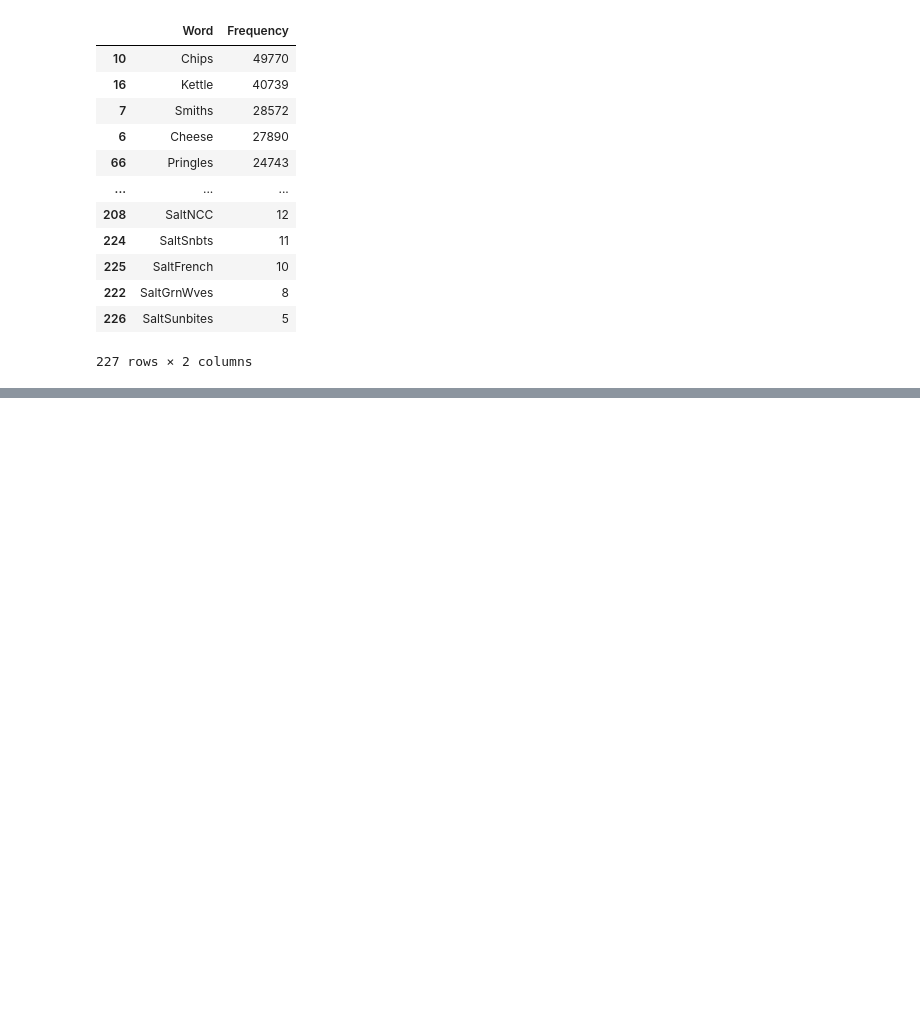
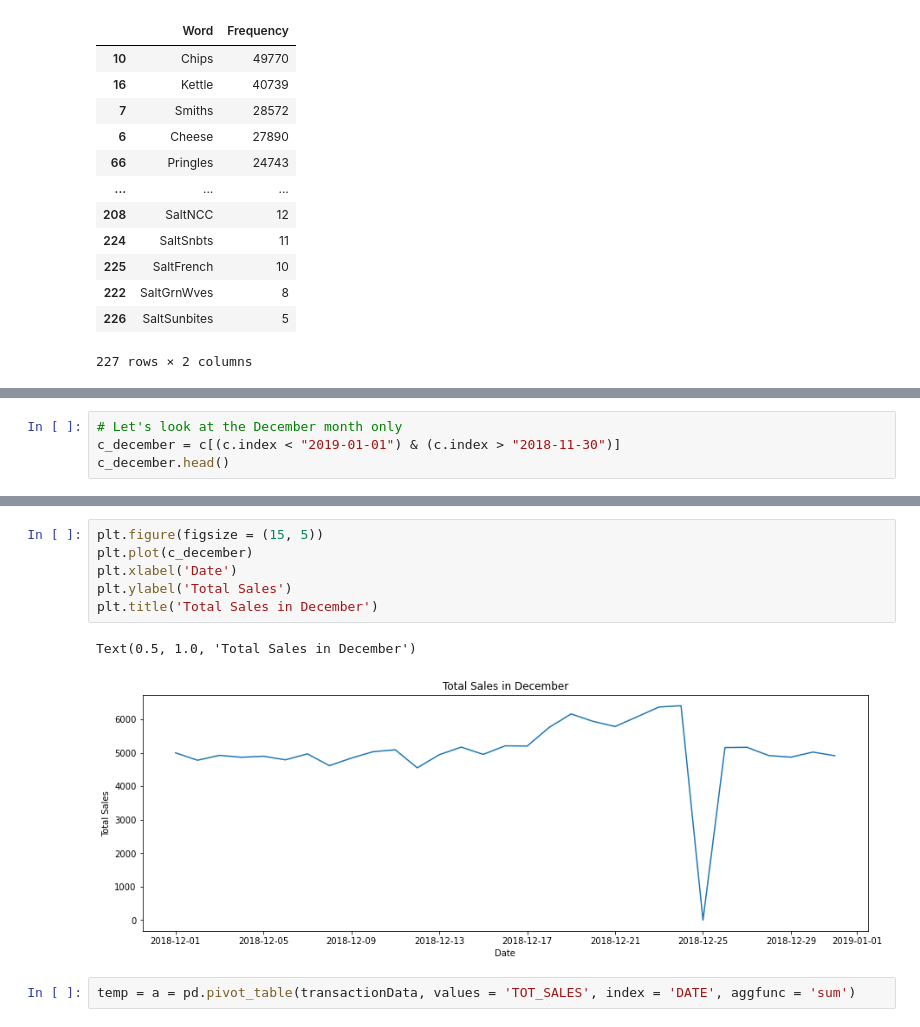
Before and after one commit to MujiDipto/quantium-data-analytics-virtual-program, a Jupyter notebook: task1-sol2.ipynb, the cells around one changed output, grey strips where cells are left out. Saved outputs shown, nothing was run; the diff lists cells and outputs as text; blank space fills up the shorter version.

Commit message:
december

```diff
--- a/task1-sol2.ipynb
+++ b/task1-sol2.ipynb
@@ -235,0 +408,4 @@ freq_df
+# %%
+# Let's look at the December month only
+c_december = c[(c.index < "2019-01-01") & (c.index > "2018-11-30")]
+c_december.head()
@@ -235,0 +420,11 @@ freq_df
+# %%
+plt.figure(figsize = (15, 5))
+plt.plot(c_december)
+plt.xlabel('Date')
+plt.ylabel('Total Sales')
+plt.title('Total Sales in December')
+# %% [output]
+Text(0.5, 1.0, 'Total Sales in December')
+[figure, added]
+# %%
+temp = a = pd.pivot_table(transactionData, values = 'TOT_SALES', index = 'DATE', aggfunc = 'sum')
```
Also changed, not shown: parts of 26 cells of this notebook.
